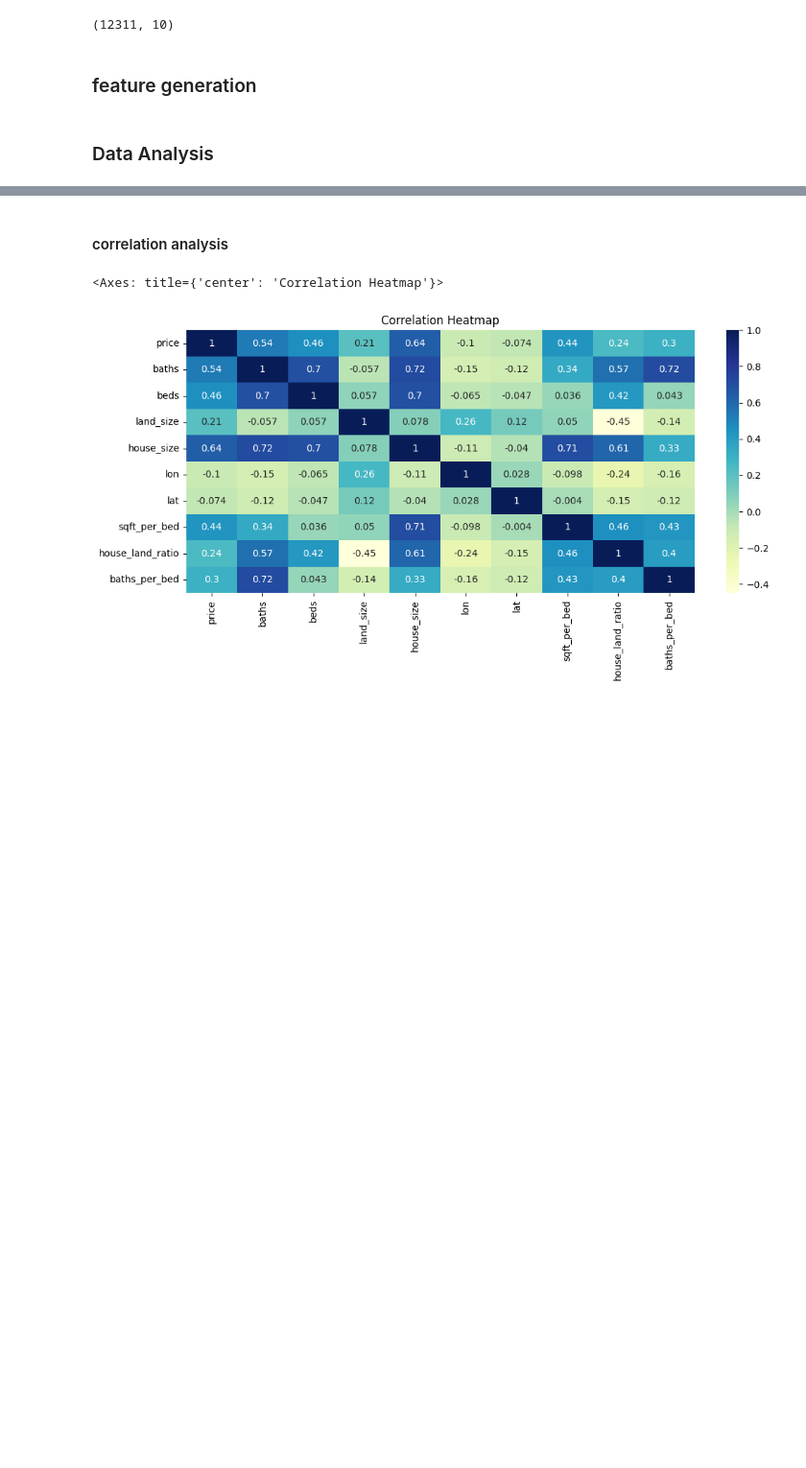
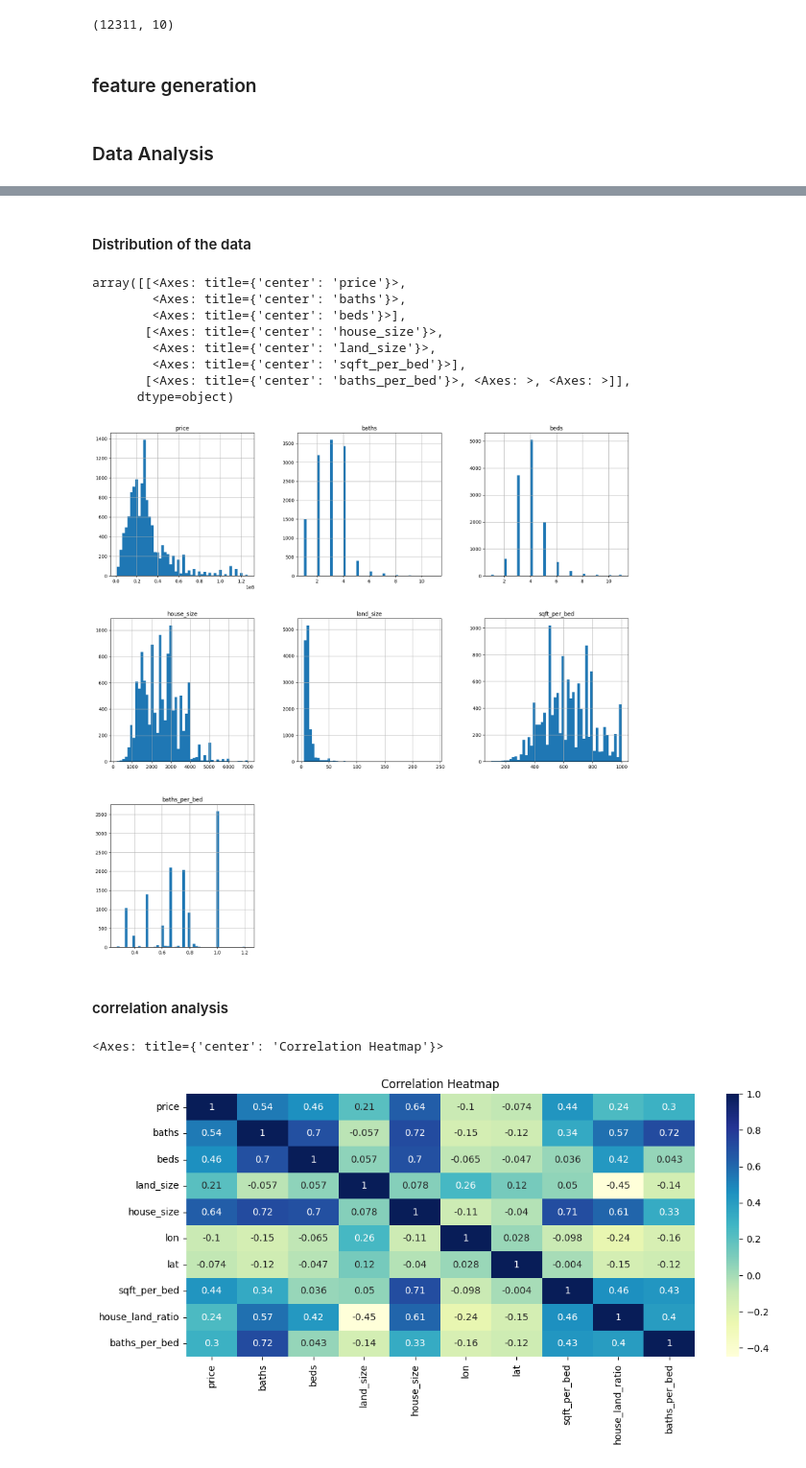
Before and after one commit to ravii-sa/house-price-prediction-fdm-miniproject, a Jupyter notebook: notebook.ipynb, the cells around one changed output, grey strips where cells are left out. Shown at 96% size. Saved outputs shown, nothing was run; the diff lists cells and outputs as text; code cells hidden in the pictures; blank space fills up the shorter version.

```diff
--- a/notebook.ipynb
+++ b/notebook.ipynb
@@ -49,7 +49,7 @@ df = df.drop(columns=['location', 'address'])
 ### Remove redundant attributes
 Address, location and geo_address contain the same information. Remove address and location since geo_address is more structured
 # %%
-df = df.drop(columns=['location'], errors='ignore')
+df = df.drop(columns=['location', 'address'], errors='ignore')
 df.shape
 # %% [output]
 (15327, 9)
@@ -356,3 +357,18 @@ temp_df['price_per_house_size'] = temp_df['price'] / temp_df['house_size']
+# %% [markdown]
+#### Distribution of the data
+# %%
+# histograms of features
+temp_df[['price', 'baths', 'beds', 'house_size', 'land_size', 'sqft_per_bed', 'baths_per_bed']].hist(figsize=(20, 20), bins=50)
+# %% [output]
+array([[<Axes: title={'center': 'price'}>,
+        <Axes: title={'center': 'baths'}>,
+        <Axes: title={'center': 'beds'}>],
+       [<Axes: title={'center': 'house_size'}>,
+        <Axes: title={'center': 'land_size'}>,
+        <Axes: title={'center': 'sqft_per_bed'}>],
+       [<Axes: title={'center': 'baths_per_bed'}>, <Axes: >, <Axes: >]],
+      dtype=object)
+[figure, added]
 # %% [markdown]
 #### correlation analysis
 # %%
```
Also changed, not shown: parts of 15 cells of this notebook, 9 other files.
